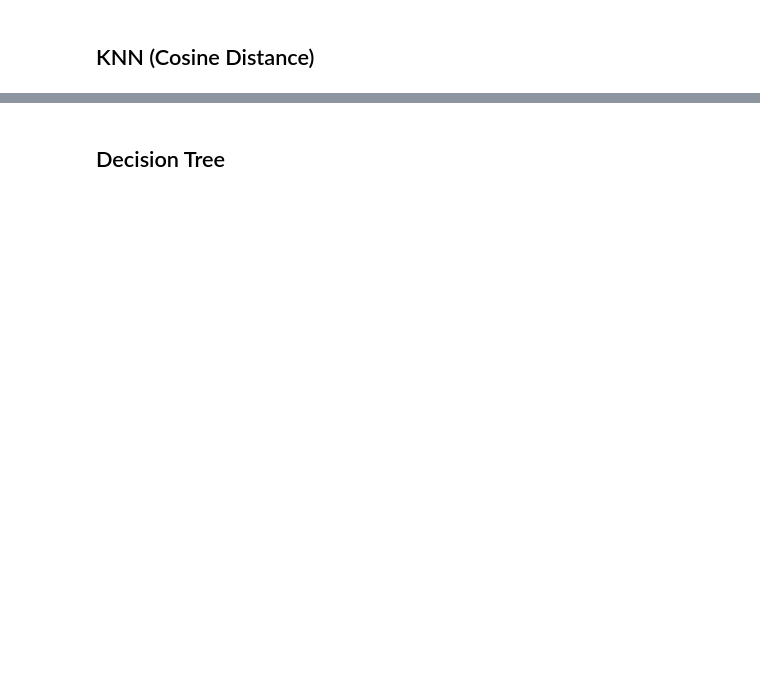
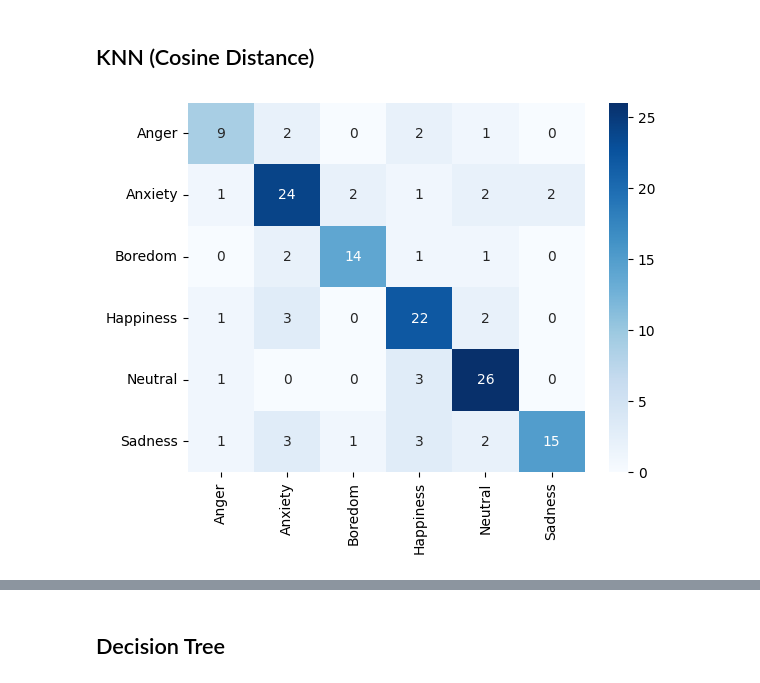
Before and after one commit to roshantaneja/ucla_cssi_2024, a Jupyter notebook: project/client.ipynb, the cells around one changed output, grey strips where cells are left out. Saved outputs shown, nothing was run; the diff lists cells and outputs as text; code cells hidden in the pictures; blank space fills up the shorter version.

```diff
--- a/project/client.ipynb
+++ b/project/client.ipynb
@@ -340,18 +527,20 @@ print(f'F1 Score: {f1_val_knn_manhattan:.4f}')
 ## KNN (Cosine Distance)
 # %%
 # KNN with Cosine Distance
-knn_cosine = KNeighborsClassifier(n_neighbors=5, metric='cosine')
+knn_cosine = KNeighborsClassifier(n_neighbors=3, metric='cosine')
 knn_cosine.fit(X_train, y_train)
 
 # Make predictions
 y_pred_train_knn_cosine = knn_cosine.predict(X_train)
 y_pred_val_knn_cosine = knn_cosine.predict(X_val)
 
 # display the confusion matrix with the proper labels
 cm_knn_cosine = confusion_matrix(y_val, y_pred_val_knn_cosine)
 cm_knn_cosine_df = pd.DataFrame(cm_knn_cosine, index = label_encoder_emotion.classes_, columns = label_encoder_emotion.classes_)
 
 plot = sns.heatmap(cm_knn_cosine_df, annot=True, cmap='Blues')
+# %% [output]
+[figure, added]
 # %%
 # Compute evaluation metrics
 accuracy_train_knn_cosine = accuracy_score(y_train, y_pred_train_knn_cosine)
```
Also changed, not shown: parts of 38 cells of this notebook, 1 other file.
